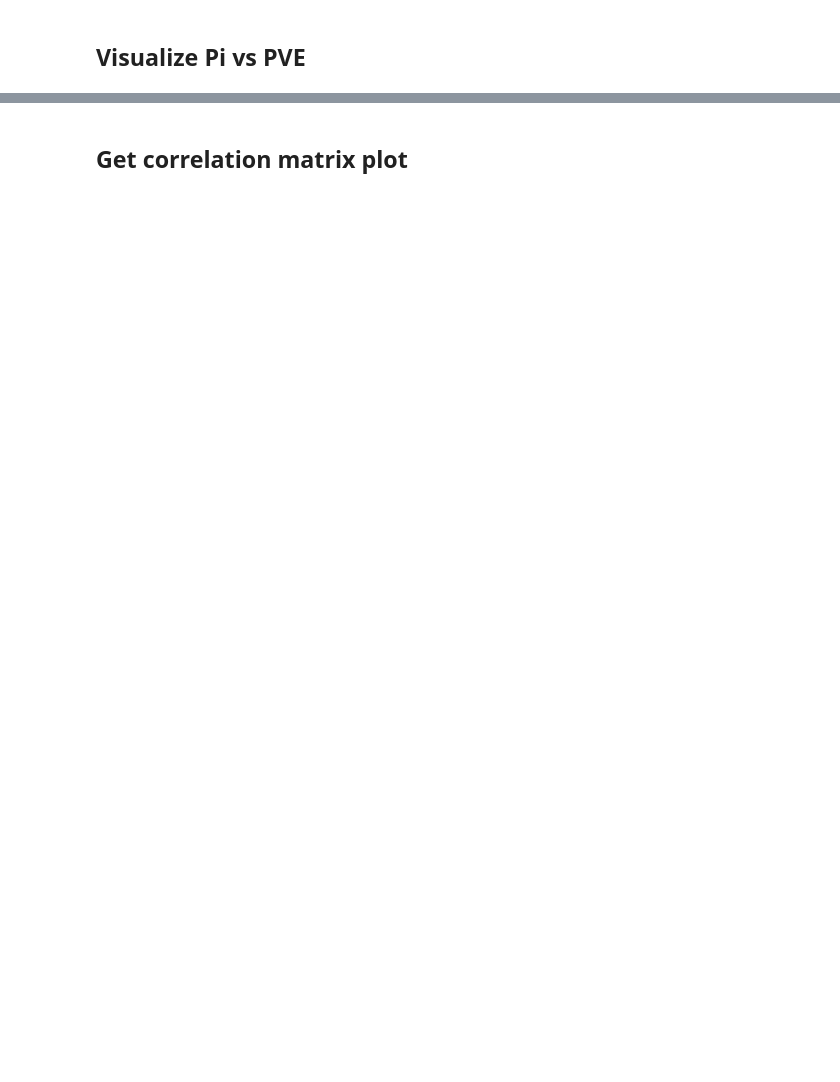
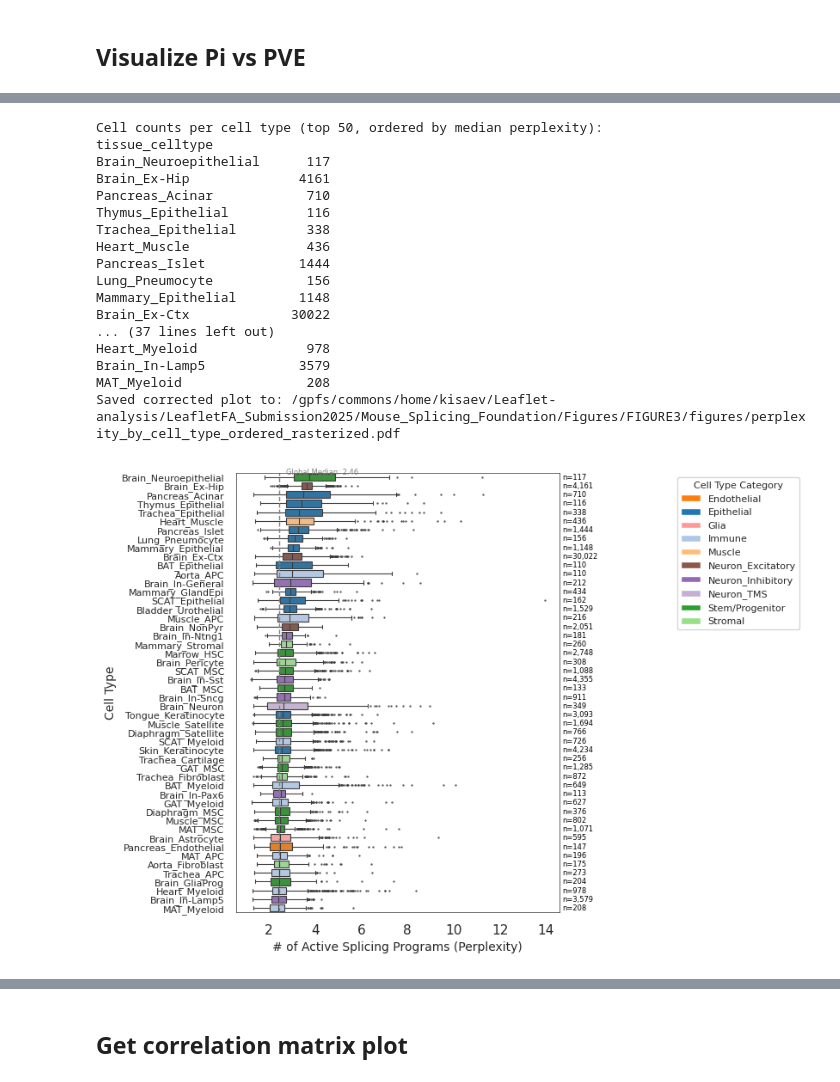
Before and after one commit to daklab/Leaflet-analysis, a Jupyter notebook: LeafletFA_Submission2025/Mouse_Splicing_Foundation/Figures/FIGURE3/MOUSE_FIGURE_PLOTS.ipynb, the cells around one changed output, grey strips where cells are left out. Cells and saved outputs as stored; diff of their text form; code cells hidden in the pictures; blank space fills up the shorter version.

```diff
--- a/LeafletFA_Submission2025/Mouse_Splicing_Foundation/Figures/FIGURE3/MOUSE_FIGURE_PLOTS.ipynb
+++ b/LeafletFA_Submission2025/Mouse_Splicing_Foundation/Figures/FIGURE3/MOUSE_FIGURE_PLOTS.ipynb
@@ -832,6 +951,11 @@ median_order = (
     .index
 )
 
+# Print n per cell type for Supplementary Table
+n_per_celltype = celltype_counts[celltype_counts.index.isin(median_order)].reindex(median_order)
+print("Cell counts per cell type (top 50, ordered by median perplexity):")
+print(n_per_celltype.to_string())
+
 # Color palette for broad_cell_type
 unique_broad = plot_obs["broad_cell_type"].unique()
 palette = sns.color_palette("tab20", len(unique_broad))
@@ -847,7 +971,7 @@ plot_colors = [palette_dict[color_map[cell_type]] for cell_type in median_order]
 ## 📊 Step 2: Main Plotting
 
 # Start figure
-fig, ax = plt.subplots(figsize=(8, 6))
+fig, ax = plt.subplots(figsize=(9, 6))
 
 # Main plot - REMOVE 'hue' and use 'plot_colors' to center the boxplots
 bp = sns.boxplot(
@@ -872,6 +996,21 @@ ax.axvline(global_median, color='gray', linestyle='--', linewidth=1)
 ax.text(global_median + 0.3, -1, f"Global Median: {global_median:.2f}",
         color='gray', fontsize=6, va='top')
 
+# Add n labels on the right side of each row
+x_right = ax.get_xlim()[1]
+for y_idx, ct in enumerate(median_order):
+    n = n_per_celltype[ct]
+    ax.text(
+        x_right * 1.01, y_idx,
+        f"n={n:,}",
+        va="center", ha="left",
+        fontsize=6, color="black"
+    )
+
+# Expand right margin to fit n labels
+ax.set_xlim(right=x_right * 1.0)  # keep axis; labels go in figure margin
+fig.subplots_adjust(right=0.72)
+
 
 ## 🎨 Step 3: Legend and Formatting
 
@@ -881,33 +1020,52 @@ broad_types_in_plot = sorted(list(set(color_map[cell] for cell in median_order))
 
 # 2. Create legend handles and labels
 handles = [plt.Rectangle((0, 0), 1, 1, fc=palette_dict[bt]) for bt in broad_types_in_plot]
 labels = broad_types_in_plot
 
 ax.legend(
     handles=handles,
     labels=labels,
     title="Cell Type Category",
-    bbox_to_anchor=(1.3, 1),
+    bbox_to_anchor=(1.35, 1),
     loc='upper left',
     fontsize=8,
     title_fontsize=8,
     frameon=True
 )
 
 # Axis formatting
 ax.set_ylabel("Cell Type", fontsize=10)
 ax.set_xlabel("# of Active Splicing Programs (Perplexity)", fontsize=10)
 ax.tick_params(axis='y', labelsize=8)
 
 # Border
 for spine in ax.spines.values():
     spine.set_linewidth(0.5)
 
 # Save
 plt.tight_layout()
 pdf_path = f"{OUTPUT_DIR}/perplexity_by_cell_type_ordered_rasterized.pdf"
 plt.savefig(pdf_path, bbox_inches='tight', dpi=300)
 print(f"Saved corrected plot to: {pdf_path}")
 plt.show()
+# %% [output]
+Cell counts per cell type (top 50, ordered by median perplexity):
+tissue_celltype
+Brain_Neuroepithelial      117
+Brain_Ex-Hip              4161
+Pancreas_Acinar            710
+Thymus_Epithelial          116
+Trachea_Epithelial         338
+Heart_Muscle               436
+Pancreas_Islet            1444
+Lung_Pneumocyte            156
+Mammary_Epithelial        1148
+Brain_Ex-Ctx             30022
+... (37 lines left out)
+Heart_Myeloid              978
+Brain_In-Lamp5            3579
+MAT_Myeloid                208
+Saved corrected plot to: /gpfs/commons/home/kisaev/Leaflet-analysis/LeafletFA_Submission2025/Mouse_Splicing_Foundation/Figures/FIGURE3/figures/perplexity_by_cell_type_ordered_rasterized.pdf
+[figure, added]
 # %%
 median_order
```
Also changed, not shown: parts of 42 cells of this notebook, 39 other files.
